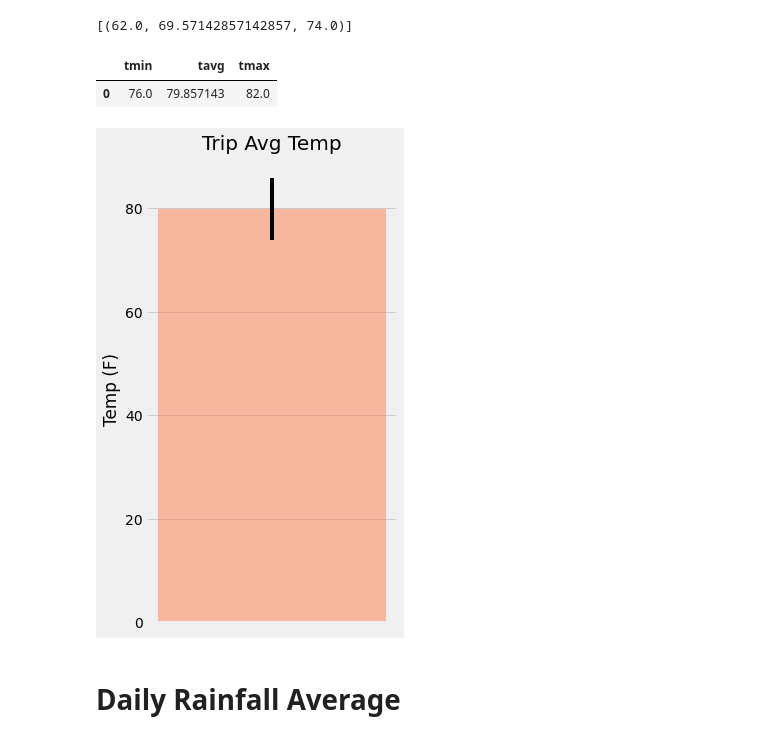
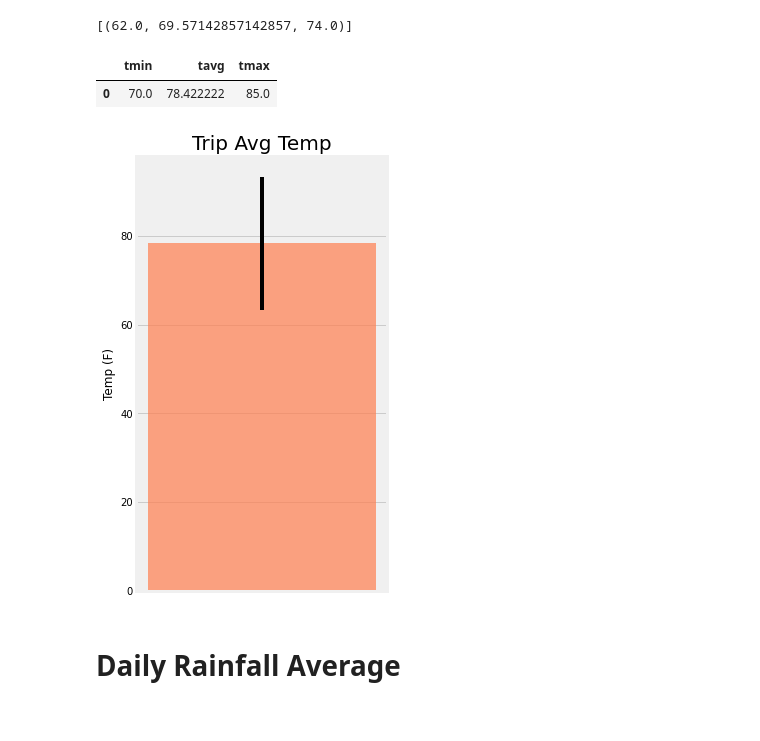
Before and after one commit to ZenAcar/SQLalchemy-Vacation-Planning-with-Climate-Analysis, a Jupyter notebook: climate.ipynb, the cells around one changed output. Cells and saved outputs as stored; diff of their text form; code cells hidden in the pictures.

Commit message:
update images

```diff
--- a/climate.ipynb
+++ b/climate.ipynb
@@ -235,30 +233,30 @@ print(calc_temps('2012-02-28', '2012-03-05'))
 # %%
 # Use your previous function `calc_temps` to calculate the tmin, tavg, and tmax
 # for your trip using the previous year's data for those same dates.
-my_trip = calc_temps('2017-08-20', '2017-08-30')
+my_trip = calc_temps('2017-08-10', '2017-08-20')
 my_trip_df = pd.DataFrame(my_trip, columns=['tmin', 'tavg', 'tmax'])
 my_trip_df
 # %% [output]
 |  | tmin | tavg | tmax |
-| 0 | 76.0 | 79.857143 | 82.0 |
+| 0 | 70.0 | 78.422222 | 85.0 |
 # %%
 # Plot the results from your previous query as a bar chart.
 # Use "Trip Avg Temp" as your Title
 # Use the average temperature for the y value
 # Use the peak-to-peak (tmax-tmin) value as the y error bar (yerr)
 fig, ax = plt.subplots(figsize=plt.figaspect(2.0))
 xvalue = 1
 yvalue= my_trip_df["tavg"]
 yerr = my_trip_df["tmax"]-my_trip_df["tmin"]
 
-bar = ax.bar(xvalue, yvalue, alpha=0.5, color='coral', yerr=yerr)
+bar = ax.bar(xvalue, yvalue, alpha=0.7, color='coral', yerr=yerr)
 ax.set(xticks=range(xvalue), xticklabels="a")
 plt.title("Trip Avg Temp", fontsize=20)
 plt.ylabel("Temp (F)")
 plt.savefig("Output/trip_avg_temp.png")
 plt.show()
 # %% [output]
-[figure, old version]
+[figure, new version]
 # %% [markdown]
 # Daily Rainfall Average
 # %%
```
Also changed, not shown: parts of 8 cells of this notebook, 6 other files.
